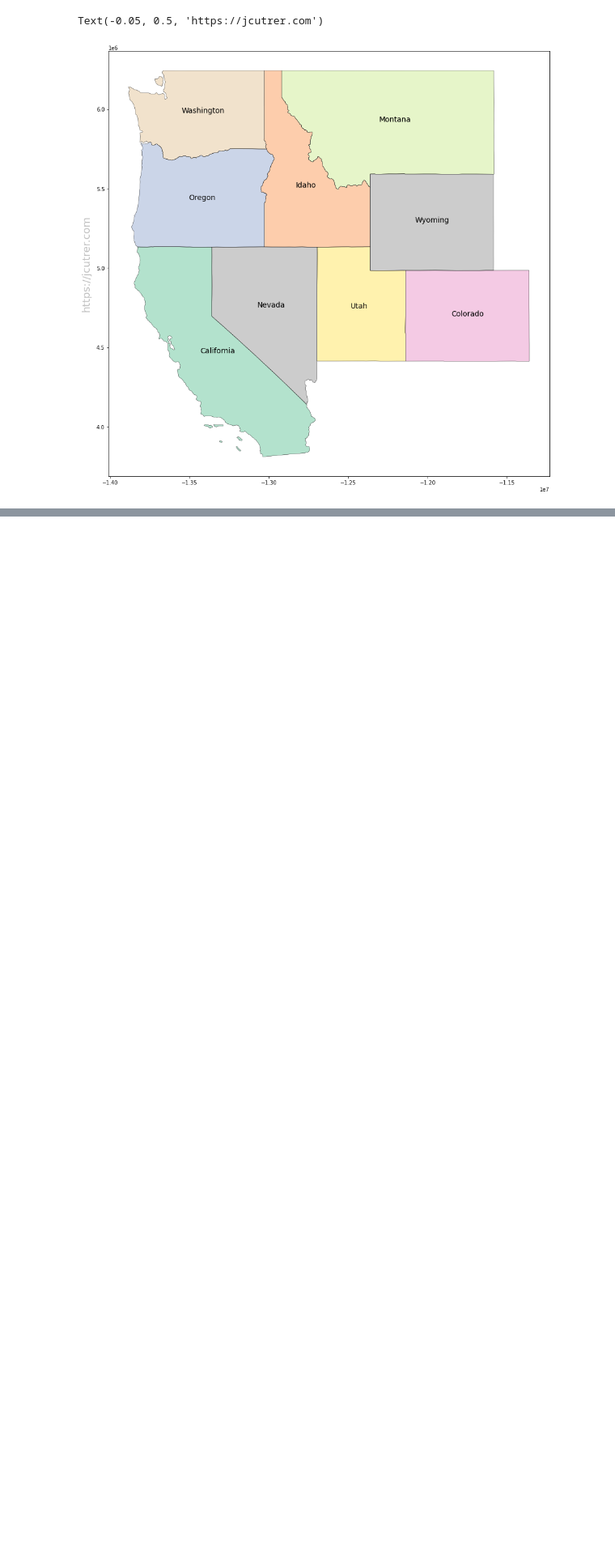
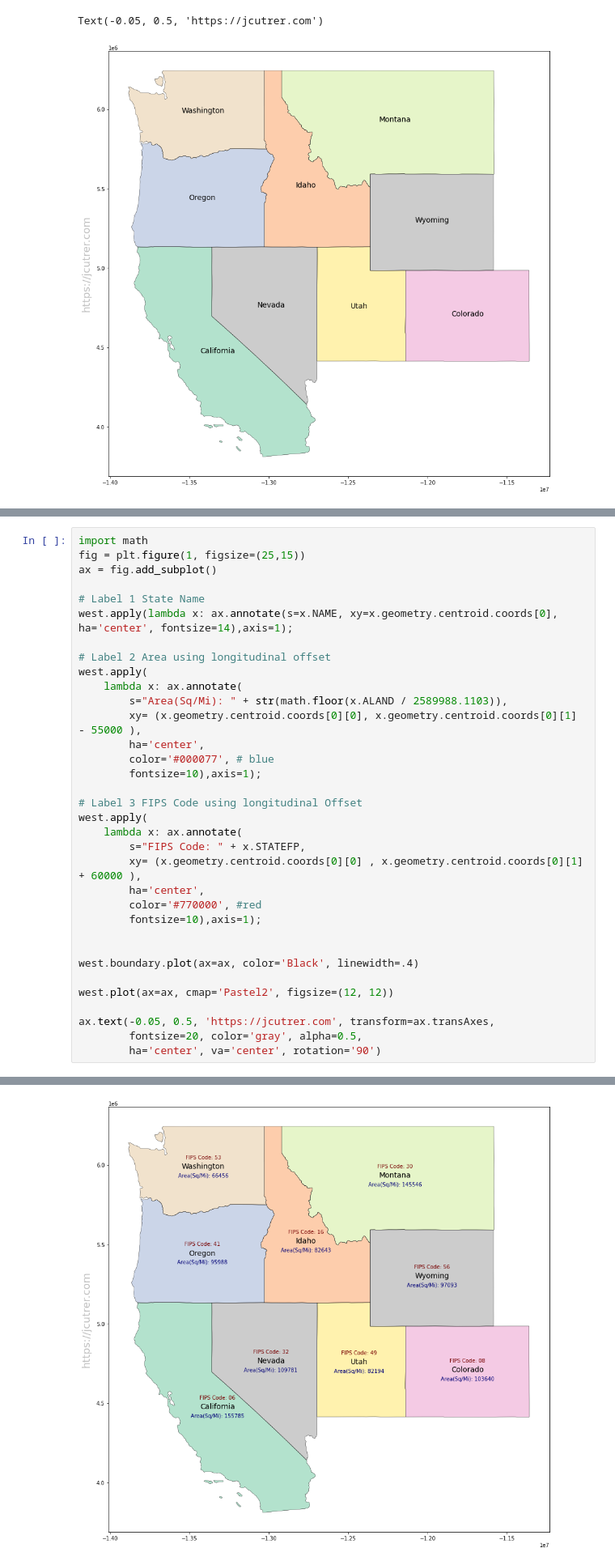
Before and after one commit to joncutrer/geopandas-tutorial, a Jupyter notebook: geopandas-us-map.ipynb, the cells around one changed output, grey strips where cells are left out. Shown at 81% size. Saved outputs shown, nothing was run; the diff lists cells and outputs as text; blank space fills up the shorter version.

```diff
--- a/geopandas-us-map.ipynb
+++ b/geopandas-us-map.ipynb
@@ -213,0 +271,35 @@ Text(-0.05, 0.5, 'https://jcutrer.com')
+# %%
+import math
+fig = plt.figure(1, figsize=(25,15))
+ax = fig.add_subplot()
+
+# Label 1 State Name
+west.apply(lambda x: ax.annotate(s=x.NAME, xy=x.geometry.centroid.coords[0], ha='center', fontsize=14),axis=1);
+
+# Label 2 Area using longitudinal offset
+west.apply(
+    lambda x: ax.annotate(
+        s="Area(Sq/Mi): " + str(math.floor(x.ALAND / 2589988.1103)),
+        xy= (x.geometry.centroid.coords[0][0], x.geometry.centroid.coords[0][1] - 55000 ),
+        ha='center',
+        color='#000077', # blue
+        fontsize=10),axis=1);
+
+# Label 3 FIPS Code using longitudinal Offset
+west.apply(
+    lambda x: ax.annotate(
+        s="FIPS Code: " + x.STATEFP,
+        xy= (x.geometry.centroid.coords[0][0] , x.geometry.centroid.coords[0][1] + 60000 ),
+        ha='center',
+        color='#770000', #red
+        fontsize=10),axis=1);
+
+
+west.boundary.plot(ax=ax, color='Black', linewidth=.4)
+
+west.plot(ax=ax, cmap='Pastel2', figsize=(12, 12))
+
+ax.text(-0.05, 0.5, 'https://jcutrer.com', transform=ax.transAxes,
+        fontsize=20, color='gray', alpha=0.5,
+        ha='center', va='center', rotation='90')
+# %% [output]
@@ -213,0 +307 @@ Text(-0.05, 0.5, 'https://jcutrer.com')
+[figure, added]
```
Also changed, not shown: parts of 14 cells of this notebook.
